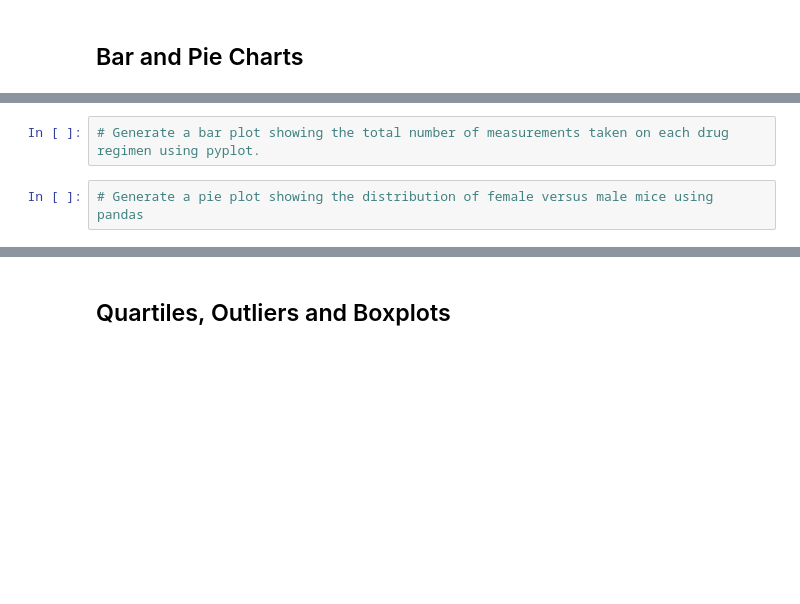
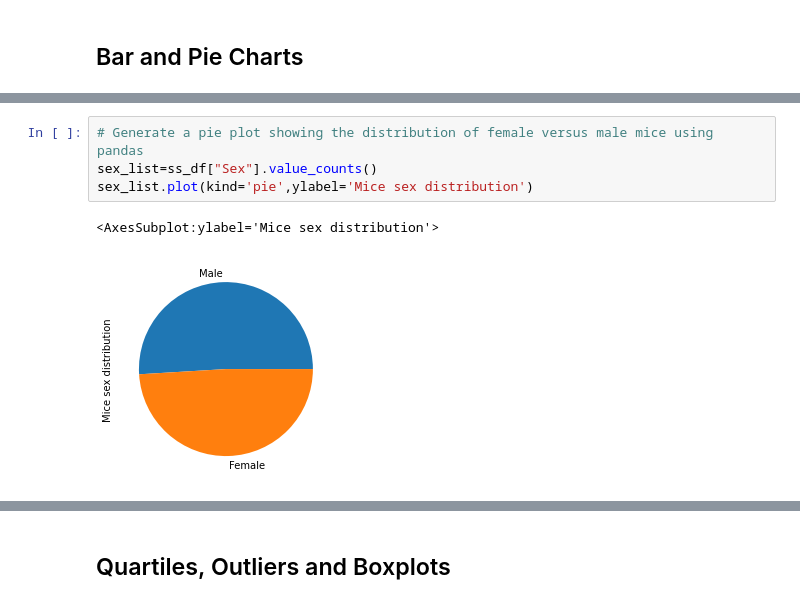
Before and after one commit to yang5hi/Matplotlib-challenge, a Jupyter notebook: pymaceuticals_GitHub.ipynb, the cells around one changed output, grey strips where cells are left out. Drawn from its saved outputs; the diff is of its cells as text; blank space fills up the shorter version.

```diff
--- a/pymaceuticals_GitHub.ipynb
+++ b/pymaceuticals_GitHub.ipynb
@@ -142,6 +165,9 @@ plt.show
-# %%
-# Generate a bar plot showing the total number of measurements taken on each drug regimen using pyplot.
 # %%
 # Generate a pie plot showing the distribution of female versus male mice using pandas
+sex_list=ss_df["Sex"].value_counts()
+sex_list.plot(kind='pie',ylabel='Mice sex distribution')
+# %% [output]
+<AxesSubplot:ylabel='Mice sex distribution'>
+[figure, added]
 # %%
 # Generate a pie plot showing the distribution of female versus male mice using pyplot
```
Also changed, not shown: parts of 8 cells of this notebook.
